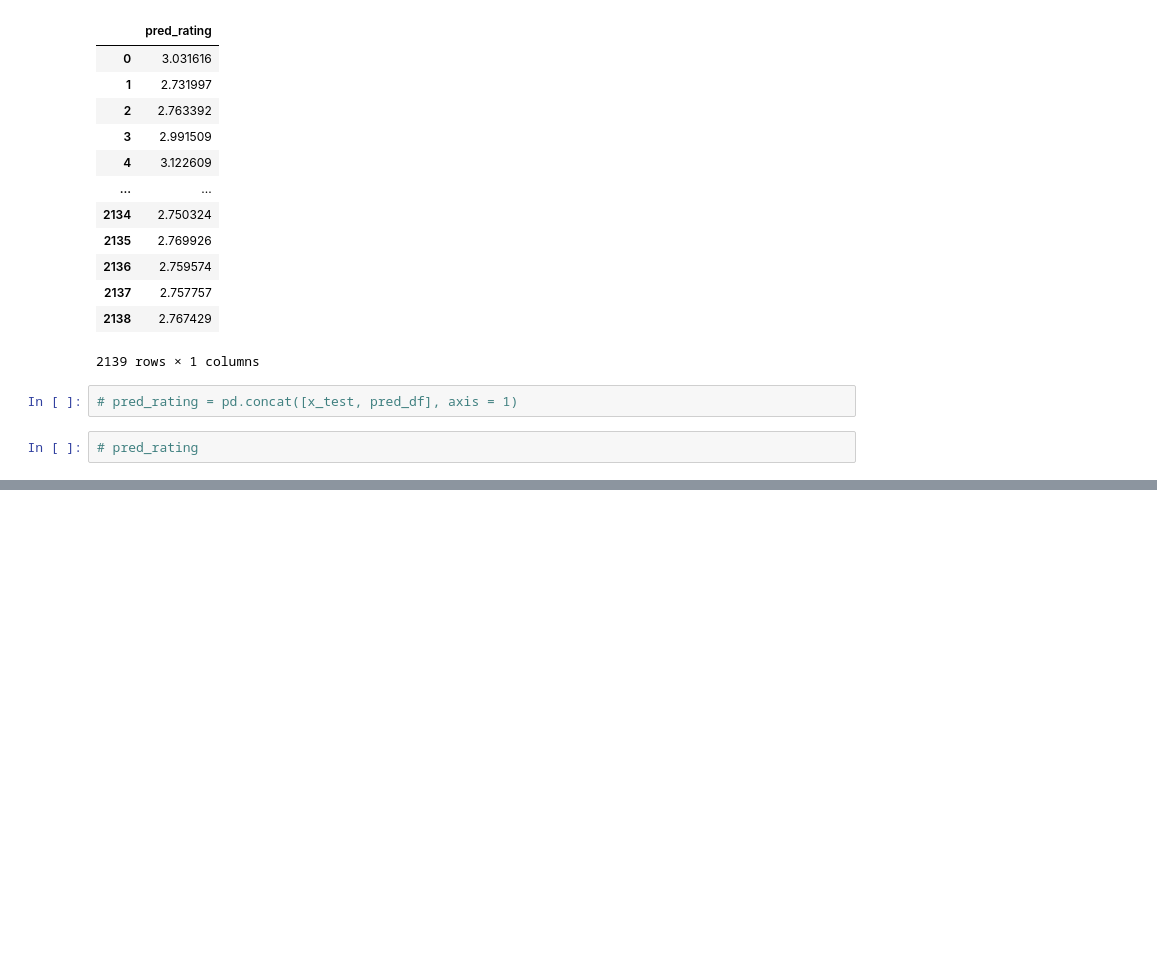
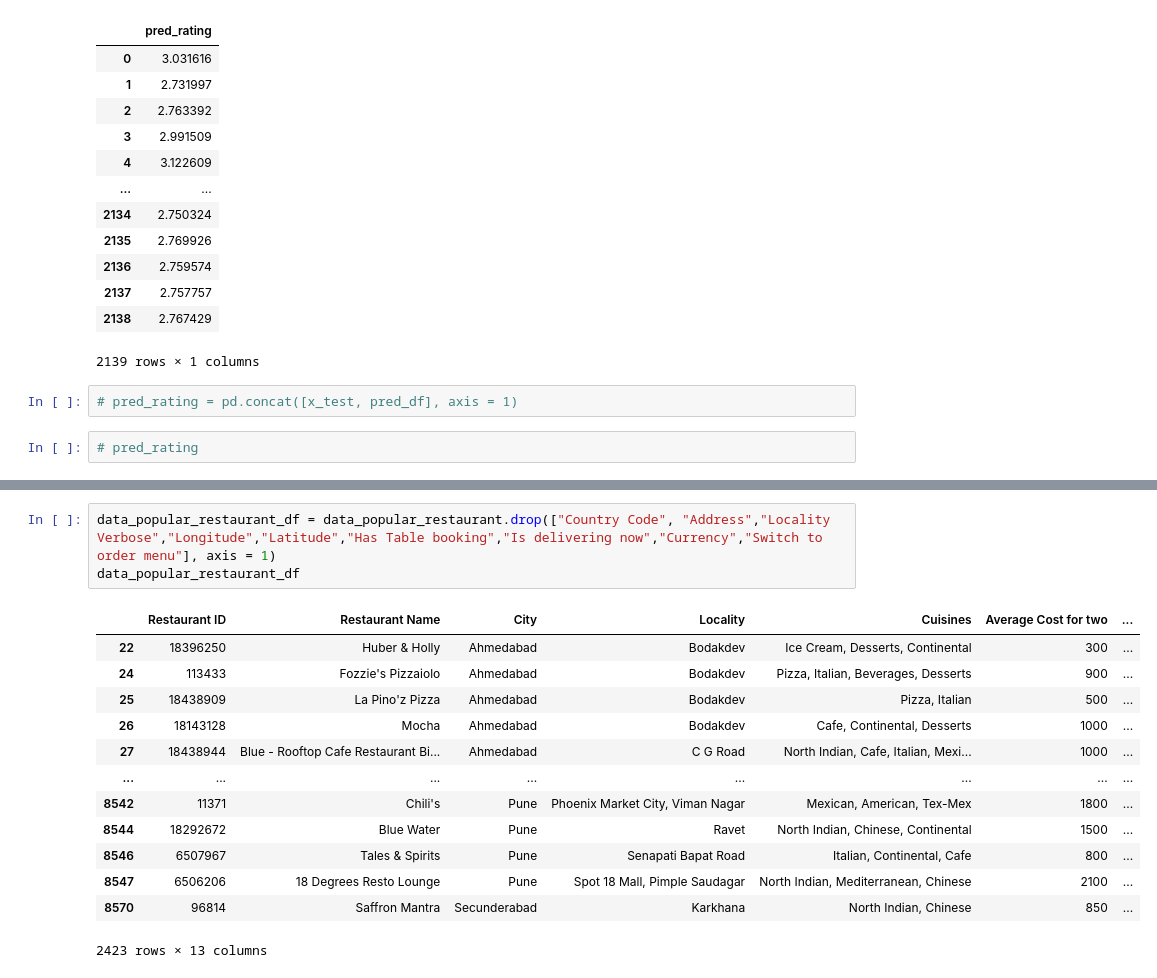
Before and after one commit to Minhaas/Food-takeaway-analysis, a Jupyter notebook: New_code.ipynb, the cells around one changed output, grey strips where cells are left out. Saved outputs shown, nothing was run; the diff lists cells and outputs as text; blank space fills up the shorter version.

```diff
--- a/New_code.ipynb
+++ b/New_code.ipynb
@@ -428,0 +393,17 @@ pred_df
+# %%
+data_popular_restaurant_df = data_popular_restaurant.drop(["Country Code", "Address","Locality Verbose","Longitude","Latitude","Has Table booking","Is delivering now","Currency","Switch to order menu"], axis = 1)
+data_popular_restaurant_df
+# %% [output]
+|  | Restaurant ID | Restaurant Name | City | Locality | Cuisines | Average Cost for two | ... |
+| 22 | 18396250 | Huber & Holly | Ahmedabad | Bodakdev | Ice Cream, Desserts, Continental | 300 | ... |
+| 24 | 113433 | Fozzie's Pizzaiolo | Ahmedabad | Bodakdev | Pizza, Italian, Beverages, Desserts | 900 | ... |
+| 25 | 18438909 | La Pino'z Pizza | Ahmedabad | Bodakdev | Pizza, Italian | 500 | ... |
+| 26 | 18143128 | Mocha | Ahmedabad | Bodakdev | Cafe, Continental, Desserts | 1000 | ... |
+| 27 | 18438944 | Blue - Rooftop Cafe Restaurant Bi... | Ahmedabad | C G Road | North Indian, Cafe, Italian, Mexi... | 1000 | ... |
+| ... | ... | ... | ... | ... | ... | ... | ... |
+| 8542 | 11371 | Chili's | Pune | Phoenix Market City, Viman Nagar | Mexican, American, Tex-Mex | 1800 | ... |
+| 8544 | 18292672 | Blue Water | Pune | Ravet | North Indian, Chinese, Continental | 1500 | ... |
+| 8546 | 6507967 | Tales & Spirits | Pune | Senapati Bapat Road | Italian, Continental, Cafe | 800 | ... |
+| 8547 | 6506206 | 18 Degrees Resto Lounge | Pune | Spot 18 Mall, Pimple Saudagar | North Indian, Mediterranean, Chinese | 2100 | ... |
+| 8570 | 96814 | Saffron Mantra | Secunderabad | Karkhana | North Indian, Chinese | 850 | ... |
+2423 rows × 13 columns
```
Also changed, not shown: parts of 41 cells of this notebook.
